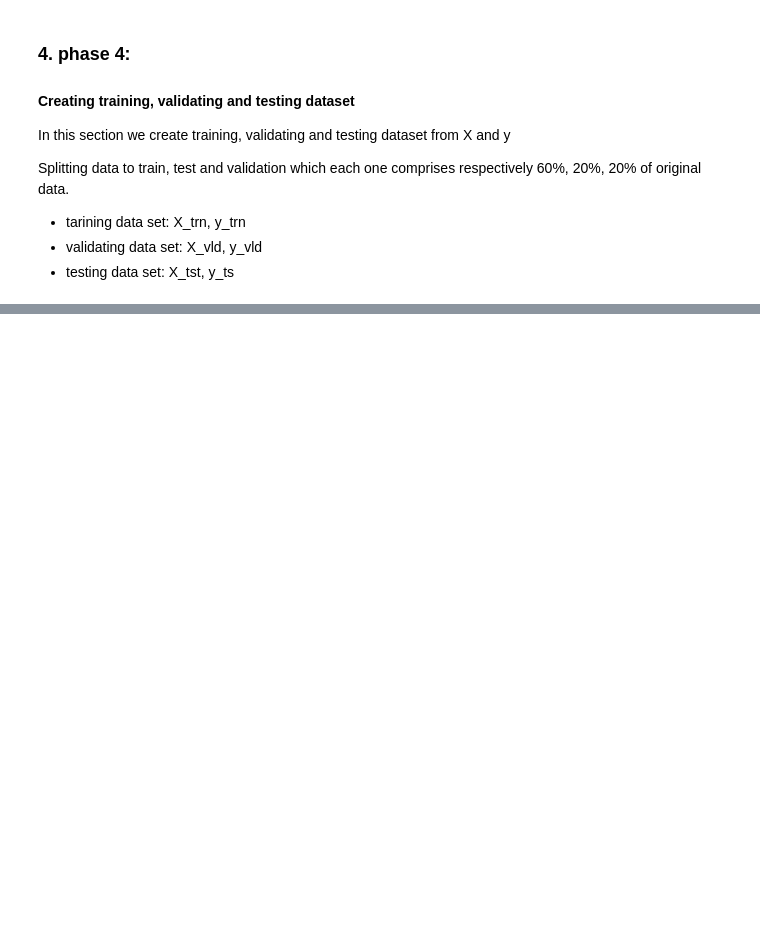
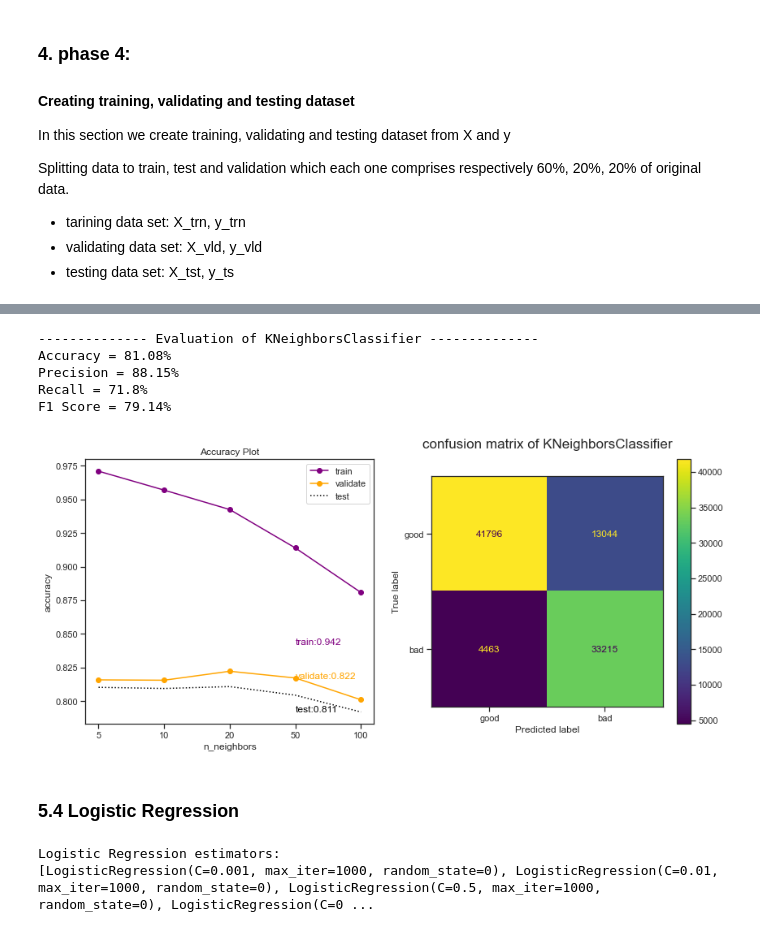
Before and after one commit to MehrnooshAmjadi/Credit-Card-Score-Forecaster, a Jupyter notebook: project.ipynb, the cells around one changed output, grey strips where cells are left out. Saved outputs shown, nothing was run; the diff lists cells and outputs as text; code cells hidden in the pictures; blank space fills up the shorter version.

```diff
--- a/project.ipynb
+++ b/project.ipynb
@@ -536,0 +682,22 @@ shape of test set, X_test: (92518, 16) , y_test: (92518,)
+# %%
+best_knn = plotting(knn, 'n_neighbors', [5, 10, 20, 50, 100])
+eval_knn = evaluation(X_test_final, y_test_final, best_knn)
+# %% [output]
+-------------- Evaluation of KNeighborsClassifier --------------
+Accuracy = 81.08%
+Precision = 88.15%
+Recall = 71.8%
+F1 Score = 79.14%
+[figure, added]
+# %% [markdown]
+### 5.4 Logistic Regression
+# %%
+lr = training(X_train_final, y_train_final,  sklearn.linear_model.LogisticRegression,
+                                   'C', [0.001, 0.01, 0.5, 0.85, 0.9, 1],
+                                   random_state=0, max_iter=1000)
+
+print("Logistic Regression estimators: ")
+print(lr)
+# %% [output]
+Logistic Regression estimators:
+[LogisticRegression(C=0.001, max_iter=1000, random_state=0), LogisticRegression(C=0.01, max_iter=1000, random_state=0), LogisticRegression(C=0.5, max_iter=1000, random_state=0), LogisticRegression(C=0 ...
```
Also changed, not shown: parts of 29 cells of this notebook.
